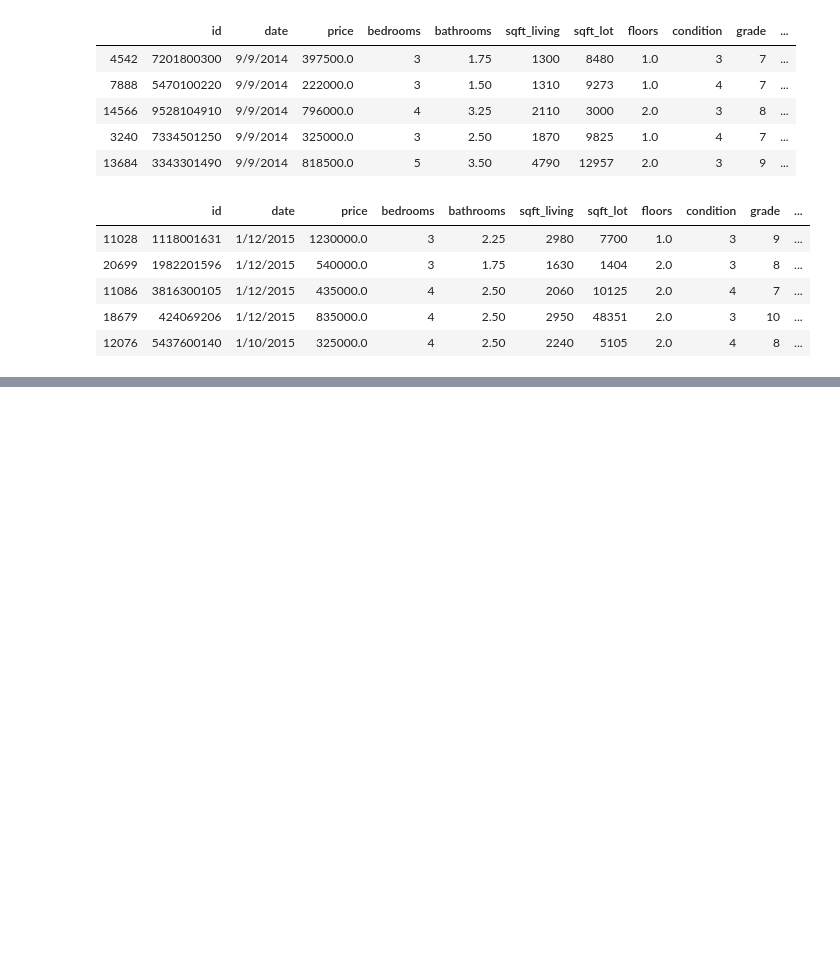
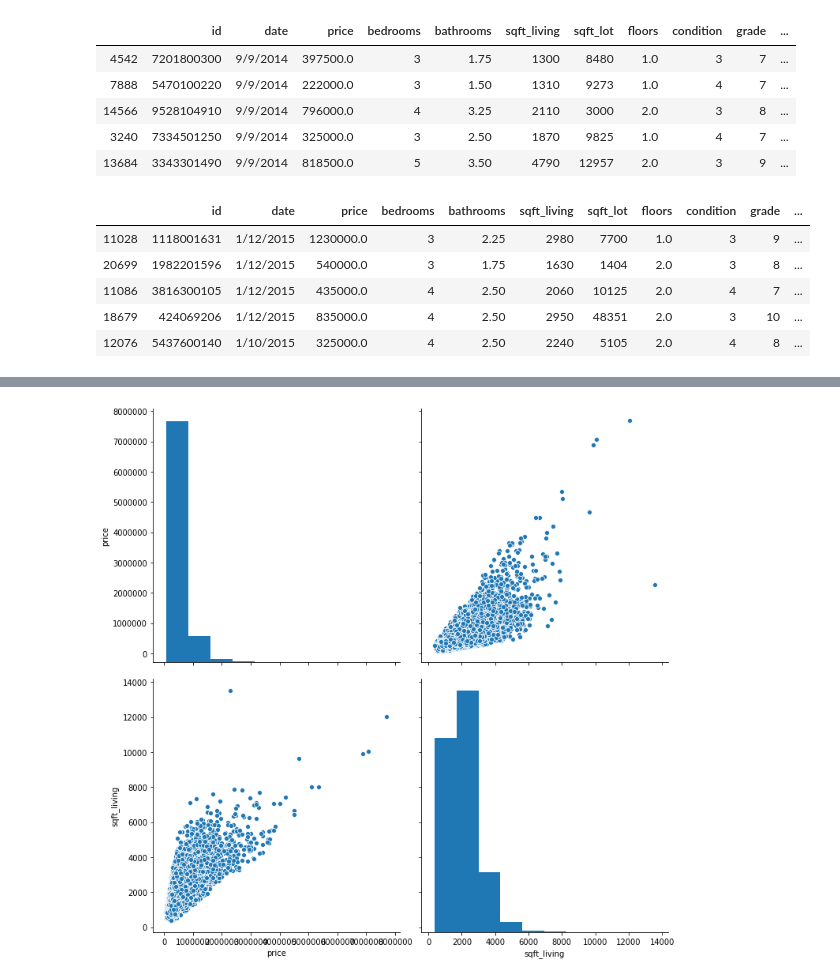
Before and after one commit to psuero1/house-sales-project, a Jupyter notebook: Data_Cleaning_EDA.ipynb, the cells around one changed output, grey strips where cells are left out. Saved outputs shown, nothing was run; the diff lists cells and outputs as text; code cells hidden in the pictures; blank space fills up the shorter version.

```diff
--- a/Data_Cleaning_EDA.ipynb
+++ b/Data_Cleaning_EDA.ipynb
@@ -331,0 +418,4 @@ p = sns.pairplot(data_2015[['price', 'sqft_living']])
+# %%
+p = sns.pairplot(data[['price', 'sqft_living']], size = 5)
+# %% [output]
+[figure, added]
```
Also changed, not shown: parts of 31 cells of this notebook.
